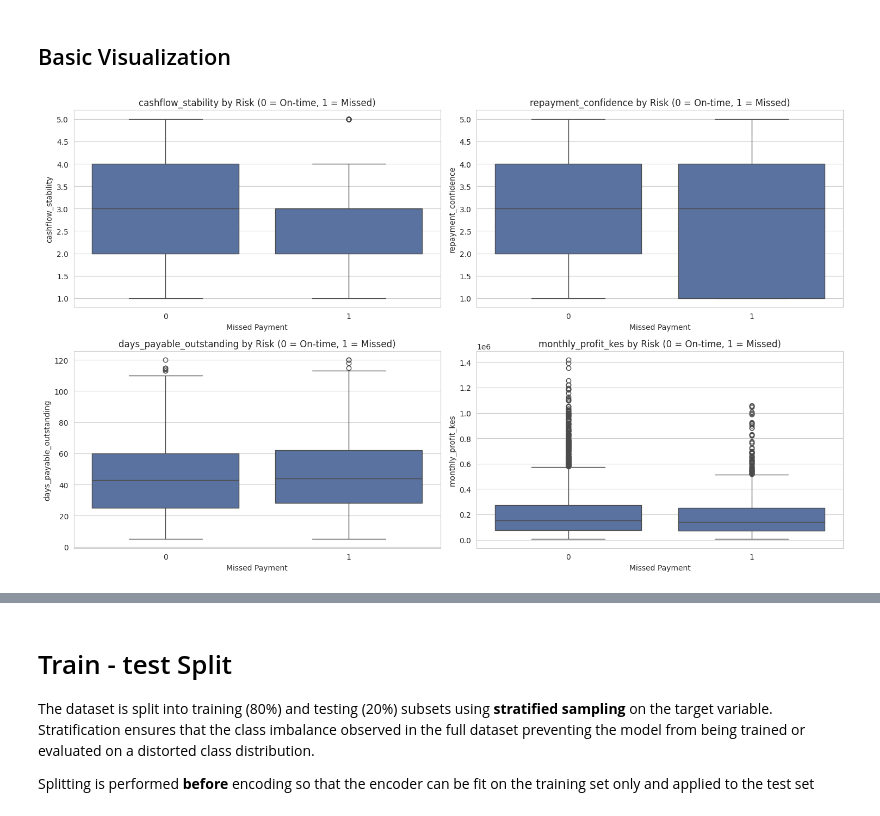
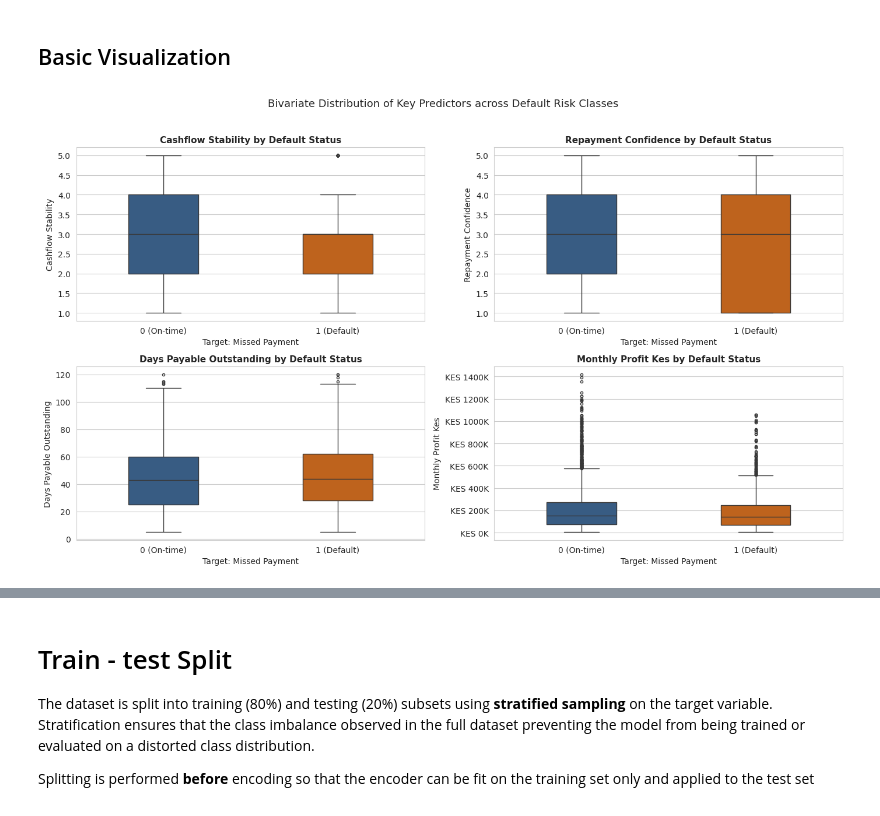
Before and after one commit to Zard3017/CreditScoring_system, a Jupyter notebook: notebooks/credit_scoring.ipynb, the cells around one changed output, grey strips where cells are left out. Saved outputs shown, nothing was run; the diff lists cells and outputs as text; code cells hidden in the pictures.

```diff
--- a/notebooks/credit_scoring.ipynb
+++ b/notebooks/credit_scoring.ipynb
@@ -592,24 +592,43 @@ Variance Inflation Factor (VIF) analysis confirms that the majority of operation
 # %%
 import matplotlib.pyplot as plt
 import seaborn as sns
+import matplotlib.ticker as ticker
 
 TARGET = "target_missed_payment"
-
 key_predictors = [
     "cashflow_stability",
     "repayment_confidence",
     "days_payable_outstanding",
     "monthly_profit_kes"
 ]
 
-fig, axes = plt.subplots(2, 2, figsize=(15, 9))
+fig, axes = plt.subplots(2, 2, figsize=(14, 8))
+
 for ax, col in zip(axes.flatten(), key_predictors):
-    sns.boxplot(data=sme_data, x=TARGET, y=col,
-                order=[0, 1], ax=ax, color="#4F6EAA")
-    ax.set_title(f"{col} by Risk (0 = On-time, 1 = Missed)")
-    ax.set_xlabel("Missed Payment")
+    sns.boxplot(
+        data=sme_data,
+        x=TARGET,
+        y=col,
+        palette=["#2b5c8f", "#d95f02"],  # List avoids integer/string key mismatch
+        ax=ax,
+        width=0.4,
+        fliersize=3
+    )
 
+    # Title and axis cleanup
+    clean_name = col.replace("_", " ").title()
+    ax.set_title(f"{clean_name} by Default Status", fontsize=11, fontweight="bold")
+    ax.set_xlabel("Target: Missed Payment", fontsize=10)
+    ax.set_ylabel(clean_name, fontsize=10)
+    ax.set_xticks([0, 1])
+    ax.set_xticklabels(["0 (On-time)", "1 (Default)"])
+
+    # Format currency axis for profit in KES
+    if "profit" in col or "revenue" in col:
+        ax.yaxis.set_major_formatter(ticker.FuncFormatter(lambda x, p: f"KES {x*1e-3:.0f}K"))
+
+plt.suptitle("Bivariate Distribution of Key Predictors across Default Risk Classes", fontsize=13, y=1.02)
 plt.tight_layout()
 plt.show()
 # %% [output]
-[figure, old version]
+[figure, new version]
```
Also changed, not shown: parts of 4 cells of this notebook.
